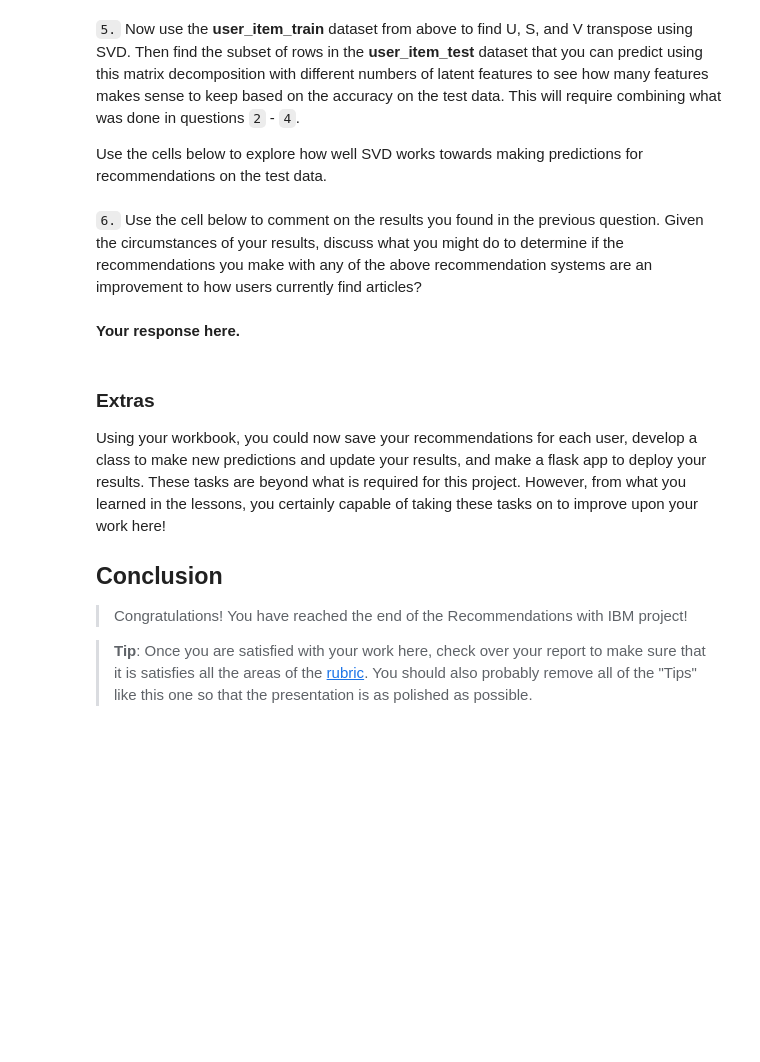
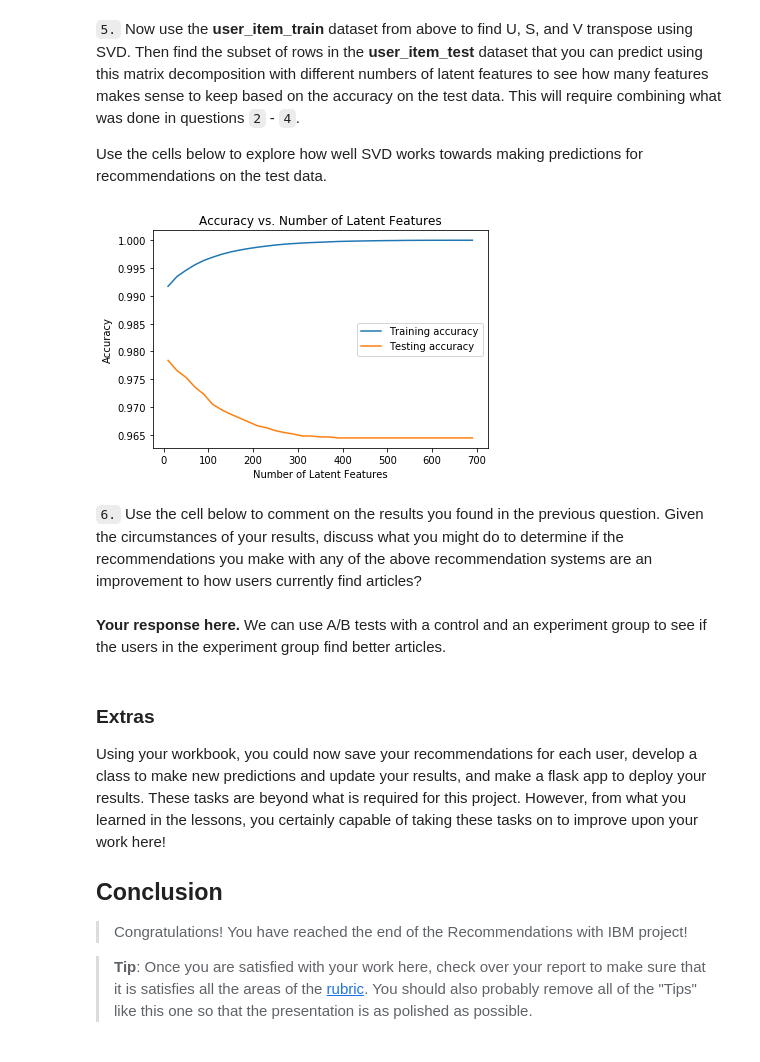
Before and after one commit to carmencampos/Recommendations-IBM, a Jupyter notebook: Recommendations_with_IBM.ipynb, the cells around one changed output. Cells and saved outputs as stored; diff of their text form; code cells hidden in the pictures; blank space fills up the shorter version.

```diff
--- a/Recommendations_with_IBM.ipynb
+++ b/Recommendations_with_IBM.ipynb
@@ -1111,6 +1119,10 @@ def create_test_and_train_user_item(df_train, df_test):
 
     '''
     # Your code here
+    user_item_train = create_user_item_matrix(df_train)
+    user_item_test = create_user_item_matrix(df_test)
+    test_idx = list(user_item_test.index)
+    test_arts = list(user_item_test.columns)
 
     return user_item_train, user_item_test, test_idx, test_arts
 
@@ -1119,0 +1130,10 @@ NameError: name 'user_item_train' is not defined
+# %%
+user_item_train, user_item_test, test_idx, test_arts = create_test_and_train_user_item(df_train, df_test)
+print('articles of the test set we can make predictions about')
+print(len(np.intersect1d(df_train.article_id.unique(),df_test.article_id.unique())))
+print('articles of the test set we cant make predictions about')
+print(len(df_test.article_id.unique()) - len(np.intersect1d(df_train.article_id.unique(),df_test.article_id.unique())))
+print('users of the test set we can make predictions about')
+print(len(np.intersect1d(df_train.user_id.unique(),df_test.user_id.unique())))
+print('users of the test set we cant make predictions about')
+print(len(df_test.user_id.unique()) - len(np.intersect1d(df_train.user_id.unique(),df_test.user_id.unique())))
@@ -1139,4 +1170,4 @@ t.sol_4_test(sol_4_dict)
 Use the cells below to explore how well SVD works towards making predictions for recommendations on the test data.
 # %%
 # fit SVD on the user_item_train matrix
-u_train, s_train, vt_train = # fit svd similar to above then use the cells below
+u_train, s_train, vt_train = np.linalg.svd(user_item_train) # fit svd similar to above then use the cells below
@@ -1146,7 +1174,61 @@ u_train, s_train, vt_train = # fit svd similar to above then use the cells below
+# %%
+# Use these cells to see how well you can use the training
+# decomposition to predict on test data
+
+num_latent_feats = np.arange(10,700+10,20)
+sum_errs_train = []
+sum_errs_test = []
+
+
+# Decomposition
+row_index = user_item_train.index.isin(test_idx)    # Getting index of common users in test and train datasets
+col_index = user_item_train.columns.isin(test_arts) # Getting columns ('article_id') of common users in test and train datasets
+
+# Creating u_test and vt_test using the above
+u_test = u_train[row_index,:]
+vt_test = vt_train[:,col_index]
+
+# subsetting common users from user_item_train
+common_users = np.intersect1d(list(user_item_train.index),list(user_item_test.index))
+
+
+for k in num_latent_feats:
+
+    # restructure with k latent features for training and test set #
+    s_train_new, u_train_new, vt_train_new = np.diag(s_train[:k]), u_train[:, :k], vt_train[:k, :]
+    u_test_new, vt_test_new = u_test[:, :k], vt_test[:k, :]
+
+    # take dot product
+    user_item_est_train = np.around(np.dot(np.dot(u_train_new, s_train_new), vt_train_new))
+    user_item_est_test = np.around(np.dot(np.dot(u_test_new, s_train_new), vt_test_new))
+
+    # compute error for each prediction to actual value
+    diffs_train = np.subtract(user_item_train, user_item_est_train)
+    diffs_test = np.subtract(user_item_test.loc[common_users,:], user_item_est_test)
+
+    # total training errors and keep track of them
+    err_train = np.sum(np.sum(np.abs(diffs_train)))
+    sum_errs_train.append(err_train)
+
+    # total testing errors and keep track of them
+    err_test = np.sum(np.sum(np.abs(diffs_test)))
+    sum_errs_test.append(err_test)
+
+
+plt.plot(num_latent_feats, 1 - np.array(sum_errs_train)/(user_item_train.shape[0]*user_item_train.shape[1]), label='Training accuracy');
+plt.plot(num_latent_feats, 1 - np.array(sum_errs_test)/(user_item_test.loc[common_users,:].shape[0]*user_item_test.loc[common_users,:].shape[1])
+         , label = 'Testing accuracy');
+plt.xlabel('Number of Latent Features');
+plt.ylabel('Accuracy');
+plt.title('Accuracy vs. Number of Latent Features');
+plt.legend(loc='best');
+# %% [output]
+[figure, added]
 # %% [markdown]
 `6.` Use the cell below to comment on the results you found in the previous question. Given the circumstances of your results, discuss what you might do to determine if the recommendations you make with any of the above recommendation systems are an improvement to how users currently find articles?
-# %% [markdown]
-**Your response here.**
+# %% [markdown]
+**Your response here.**
+We can use A/B tests with a control and an experiment group to see if the users in the experiment group find better articles.
 # %% [markdown]
 <a id='conclusions'></a>
 ### Extras
```
Also changed, not shown: parts of 9 cells of this notebook, 3 other files.
